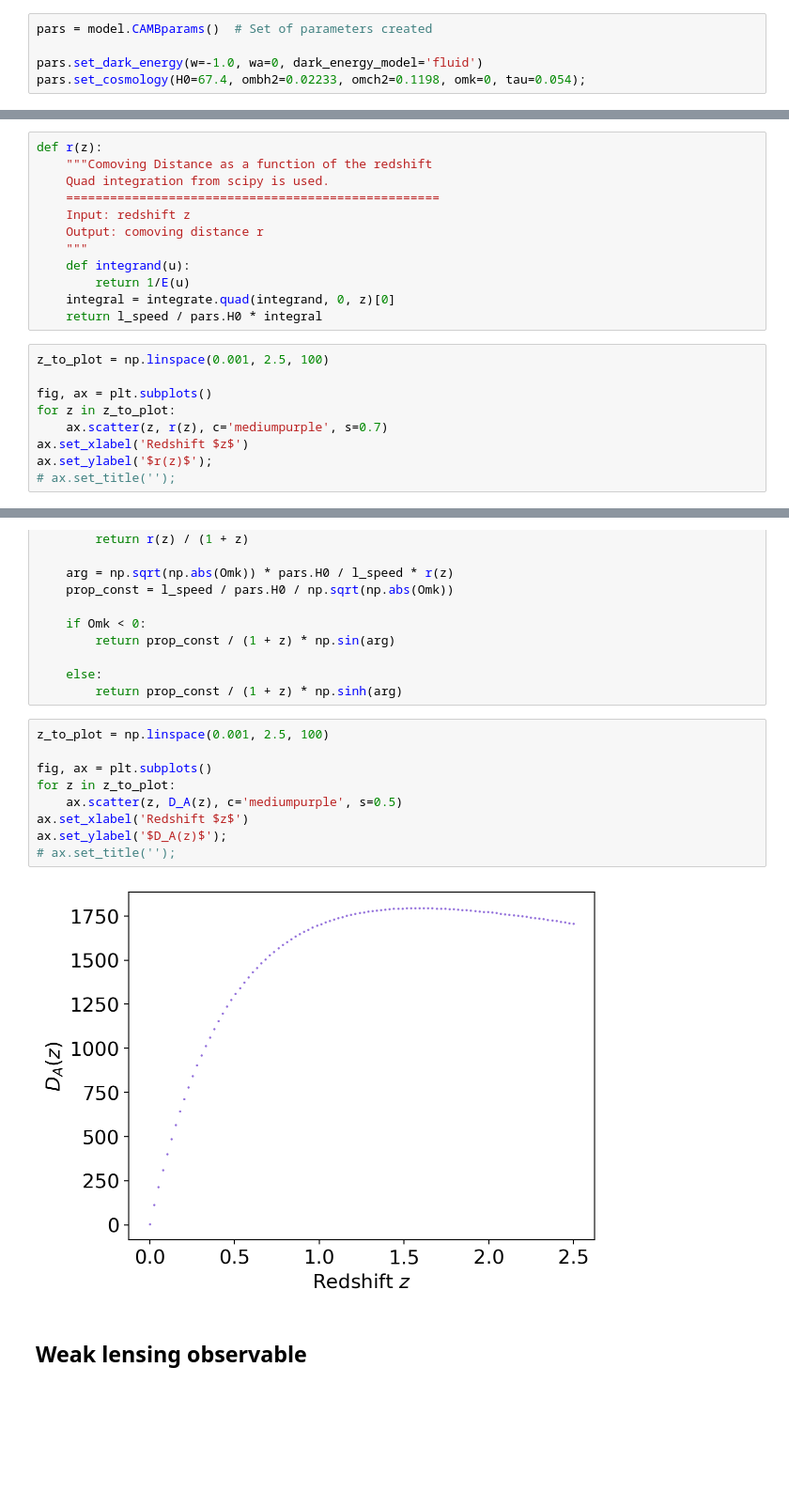
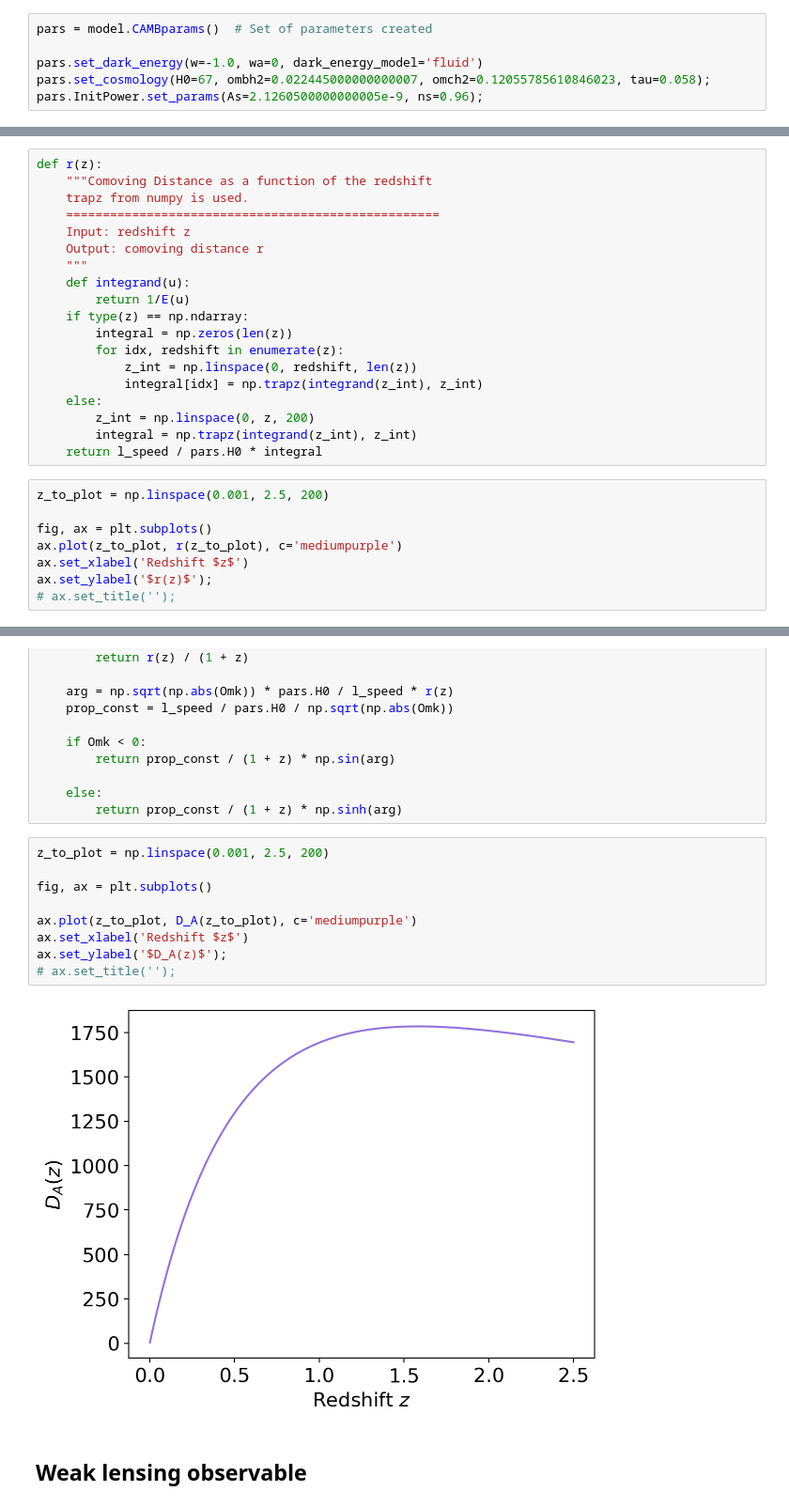
Before and after one commit to vPedreros/dfi-summer-2023, a Jupyter notebook: summer_nb.ipynb, the cells around one changed output, grey strips where cells are left out. Shown at 94% size. Cells and saved outputs as stored; diff of their text form; blank space fills up the shorter version.

```diff
--- a/summer_nb.ipynb
+++ b/summer_nb.ipynb
@@ -41,7 +46,8 @@ Something worth remembering $\sum_i^n \Omega_i(z) + \Omega_K(z) = 1$
 pars = model.CAMBparams()  # Set of parameters created
 
 pars.set_dark_energy(w=-1.0, wa=0, dark_energy_model='fluid')
-pars.set_cosmology(H0=67.4, ombh2=0.02233, omch2=0.1198, omk=0, tau=0.054);
+pars.set_cosmology(H0=67, ombh2=0.022445000000000007, omch2=0.12055785610846023, tau=0.058);
+pars.InitPower.set_params(As=2.1260500000000005e-9, ns=0.96);
 # %%
 results = camb.get_results(pars)
 
@@ -98,21 +104,27 @@ and this angular diameter distance is related to the transverse comoving distanc
 # %%
 def r(z):
     """Comoving Distance as a function of the redshift
-    Quad integration from scipy is used.
+    trapz from numpy is used.
     ===================================================
     Input: redshift z
     Output: comoving distance r
     """
     def integrand(u):
         return 1/E(u)
-    integral = integrate.quad(integrand, 0, z)[0]
+    if type(z) == np.ndarray:
+        integral = np.zeros(len(z))
+        for idx, redshift in enumerate(z):
+            z_int = np.linspace(0, redshift, len(z))
+            integral[idx] = np.trapz(integrand(z_int), z_int)
+    else:
+        z_int = np.linspace(0, z, 200)
+        integral = np.trapz(integrand(z_int), z_int)
     return l_speed / pars.H0 * integral
 # %%
-z_to_plot = np.linspace(0.001, 2.5, 100)
+z_to_plot = np.linspace(0.001, 2.5, 200)
 
 fig, ax = plt.subplots()
-for z in z_to_plot:
-    ax.scatter(z, r(z), c='mediumpurple', s=0.7)
+ax.plot(z_to_plot, r(z_to_plot), c='mediumpurple')
 ax.set_xlabel('Redshift $z$')
 ax.set_ylabel('$r(z)$');
 # ax.set_title('');
@@ -139,16 +151,16 @@ def D_A(z, Omk=omk):
     else:
         return prop_const / (1 + z) * np.sinh(arg)
 # %%
-z_to_plot = np.linspace(0.001, 2.5, 100)
+z_to_plot = np.linspace(0.001, 2.5, 200)
 
 fig, ax = plt.subplots()
-for z in z_to_plot:
-    ax.scatter(z, D_A(z), c='mediumpurple', s=0.5)
+
+ax.plot(z_to_plot, D_A(z_to_plot), c='mediumpurple')
 ax.set_xlabel('Redshift $z$')
 ax.set_ylabel('$D_A(z)$');
 # ax.set_title('');
 # %% [output]
-[figure, old version]
+[figure, new version]
 # %% [markdown]
 ## Weak lensing observable
 # %% [markdown]
```
Also changed, not shown: parts of 7 cells of this notebook.
